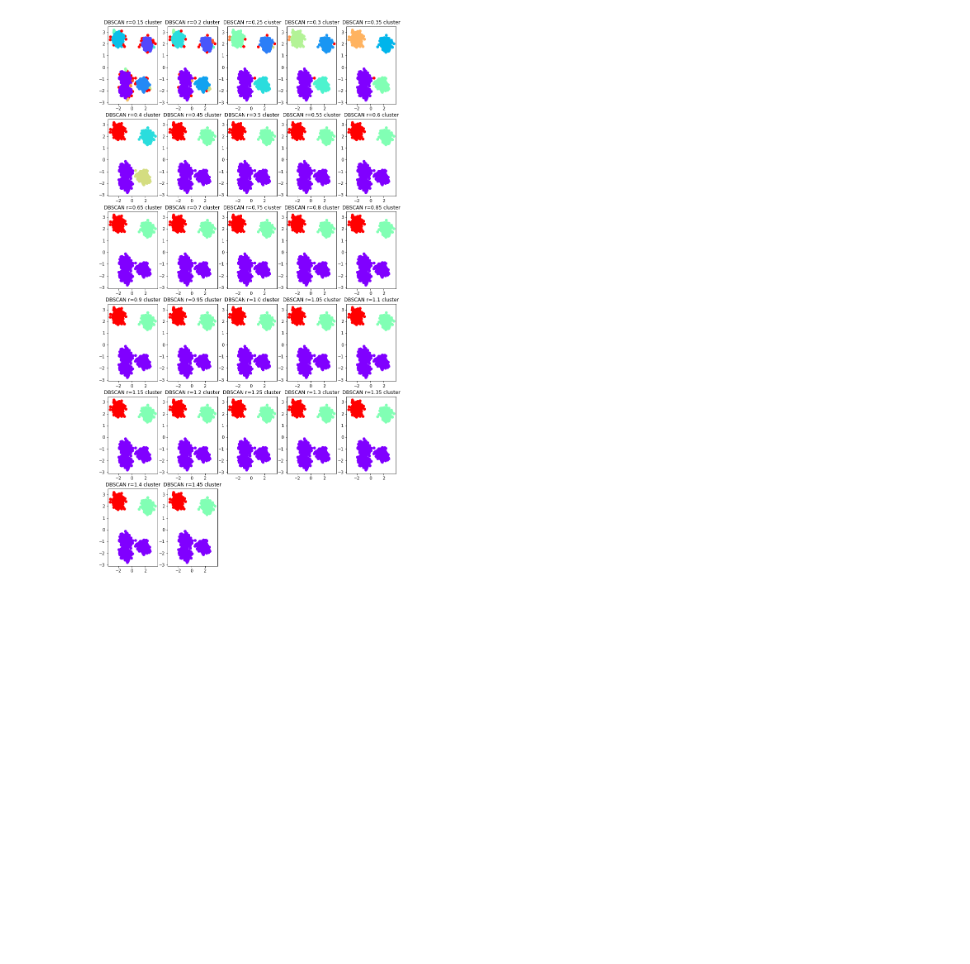
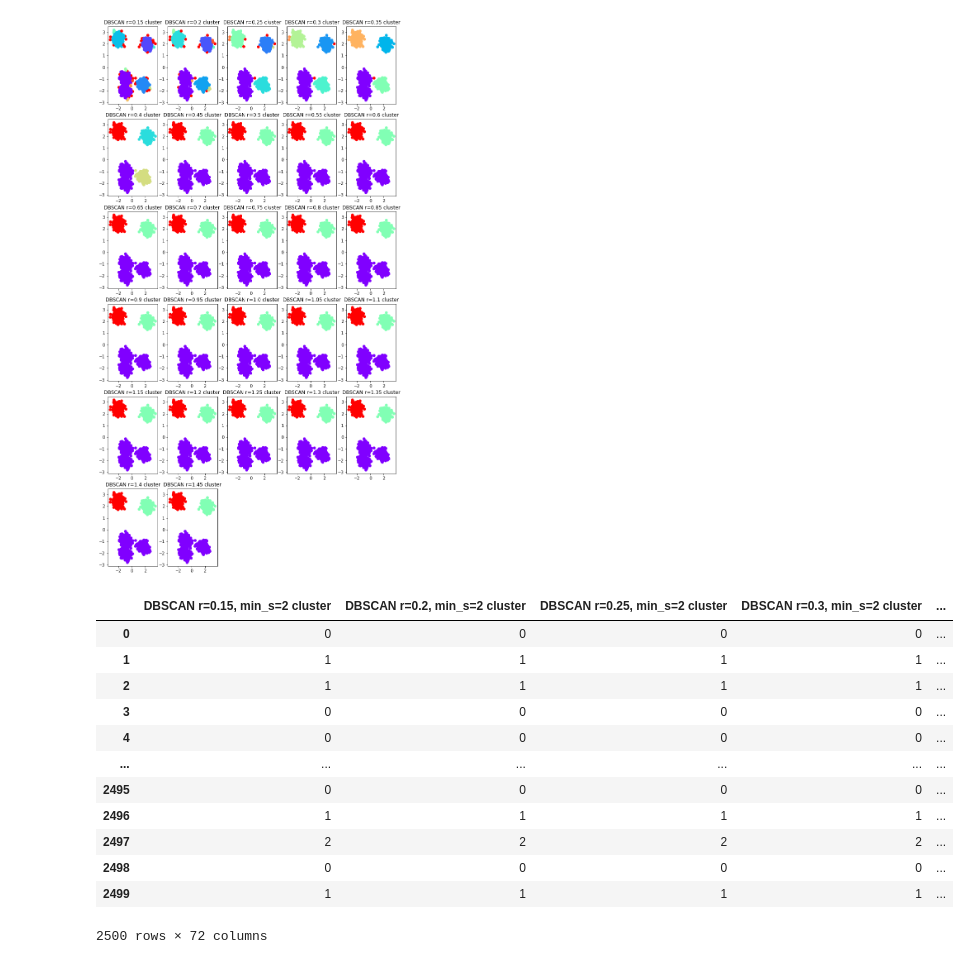
Before and after one commit to ayeletdabush/datascience, a Jupyter notebook: ClusteringEXC.ipynb, the cells around one changed output. Saved outputs shown, nothing was run; the diff lists cells and outputs as text; code cells hidden in the pictures; blank space fills up the shorter version.

Commit message:
Added grid search on min samples for dbscan

```diff
--- a/ClusteringEXC.ipynb
+++ b/ClusteringEXC.ipynb
@@ -71,12 +71,13 @@ def kmeans_data(df, lower, upper):
         clusters[f'{i}_means cluster'] = kmeans.labels_[:]
     return clusters, centroids
 # %%
-def DBSCAN_data(df, lower=1, upper=10):
+def DBSCAN_data(df, lower=1, upper=10, min_s1=2, min_s2=10):
     clusters = pd.DataFrame()
     dists = [0.05 * i for i in range(lower, upper)]
-    for d in dists:
-        dbscan = sklearn.cluster.DBSCAN(eps=d, min_samples=2).fit(df)
-        clusters[f'DBSCAN r={round(d, 2)} cluster'] = dbscan.labels_[:]
+    for min_s in range(min_s1, min_s2):
+        for d in dists:
+            dbscan = sklearn.cluster.DBSCAN(eps=d, min_samples=min_s).fit(df)
+            clusters[f'DBSCAN r={round(d, 2)}, min_s={min_s} cluster'] = dbscan.labels_[:]
     return clusters
 # %%
 # Cluster indexing
@@ -378,2 +378,24 @@ plot_clusters(dbscan_clusters_idx, dbscan_centroids, principalComponents, dbscan
 # %% [output]
 [figure]
+# %%
+l_dbscan_r = 3
+u_dbscan_r = 12
+l_min_s = 2
+u_min_s = 10
+dbscan_clusters2 = DBSCAN_data(principalComponents, l_dbscan_r, u_dbscan_r)
+r_list = [0.05 * i for i in range(l_dbscan_r, u_dbscan_r)]
+dbscan_clusters2
+# %% [output]
+|  | DBSCAN r=0.15, min_s=2 cluster | DBSCAN r=0.2, min_s=2 cluster | DBSCAN r=0.25, min_s=2 cluster | DBSCAN r=0.3, min_s=2 cluster | ... |
+| 0 | 0 | 0 | 0 | 0 | ... |
+| 1 | 1 | 1 | 1 | 1 | ... |
+| 2 | 1 | 1 | 1 | 1 | ... |
+| 3 | 0 | 0 | 0 | 0 | ... |
+| 4 | 0 | 0 | 0 | 0 | ... |
+| ... | ... | ... | ... | ... | ... |
+| 2495 | 0 | 0 | 0 | 0 | ... |
+| 2496 | 1 | 1 | 1 | 1 | ... |
+| 2497 | 2 | 2 | 2 | 2 | ... |
+| 2498 | 0 | 0 | 0 | 0 | ... |
+| 2499 | 1 | 1 | 1 | 1 | ... |
+2500 rows × 72 columns
```
Also changed, not shown: parts of 6 cells of this notebook.
